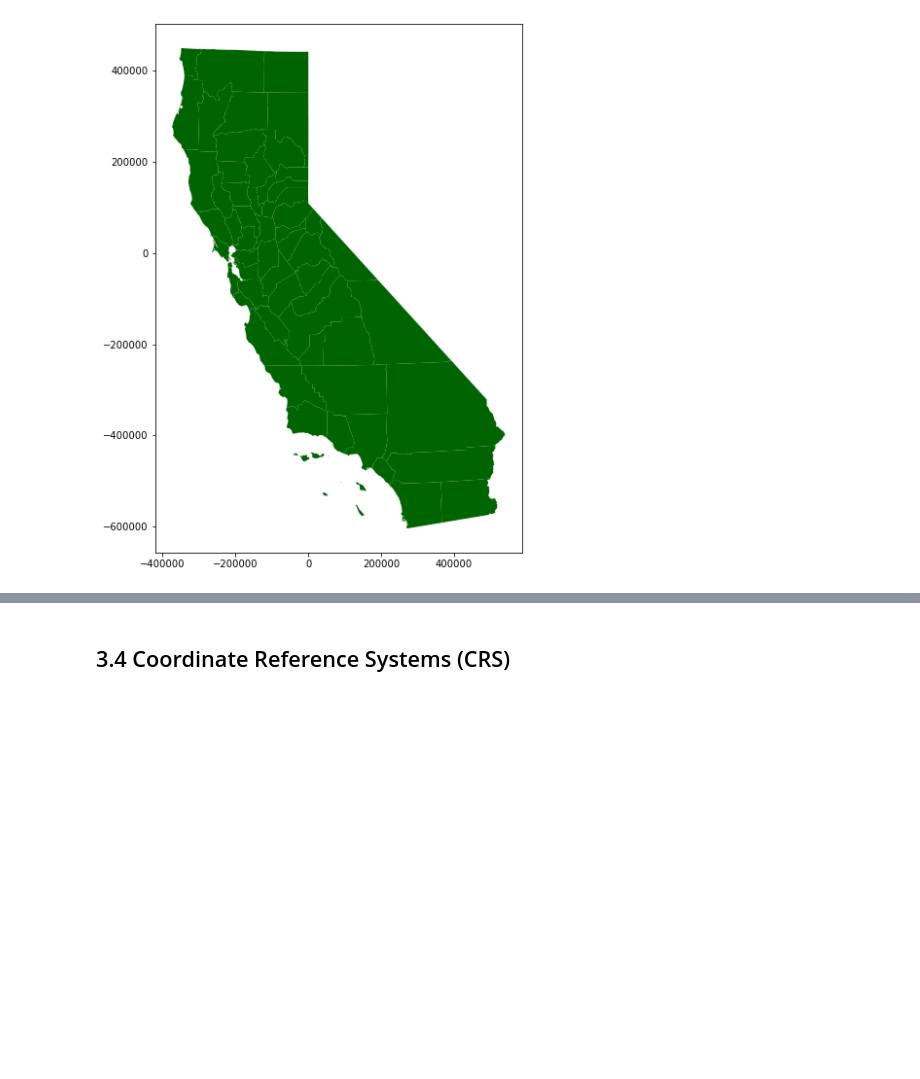
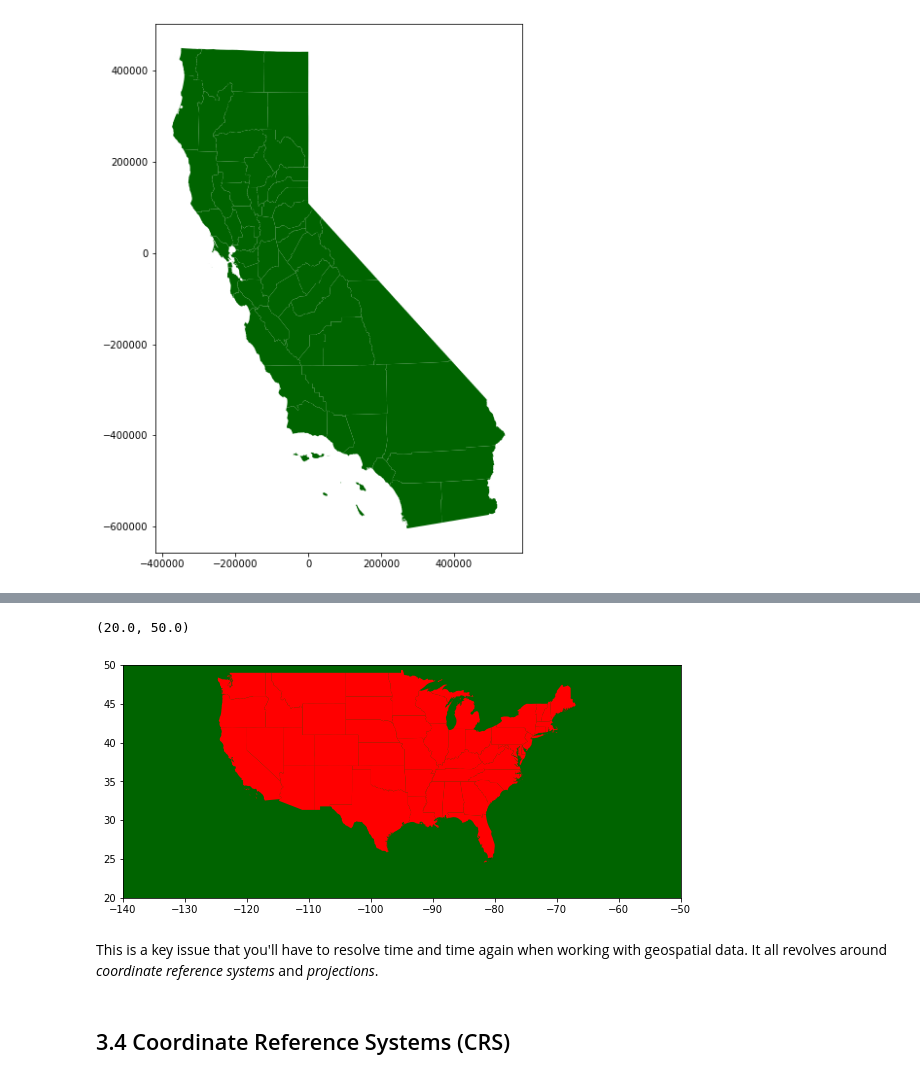
Before and after one commit to dlab-berkeley/Python-Geospatial-Fundamentals-Legacy, a Jupyter notebook: new_sequence/03_CRS_Map_Projections.ipynb, the cells around one changed output, grey strips where cells are left out. Saved outputs shown, nothing was run; the diff lists cells and outputs as text; code cells hidden in the pictures; blank space fills up the shorter version.

```diff
--- a/new_sequence/03_CRS_Map_Projections.ipynb
+++ b/new_sequence/03_CRS_Map_Projections.ipynb
@@ -73,6 +87,7 @@ list(states['STATE'])
 # %%
-# limit data to continental US
-non_continental_us = [ 'American Samoa','Puerto Rico','Guam',
+# Define list of non-contiguous states
+non_contiguous_us = [ 'American Samoa','Puerto Rico','Guam',
                       'Commonwealth of the Northern Mariana Islands',
                       'United States Virgin Islands', 'Alaska','Hawaii']
-states_limited = states.loc[~states['STATE'].isin(non_continental_us)]
+# Limit data according to above list
+states_limited = states.loc[~states['STATE'].isin(non_contiguous_us)]
@@ -100,3 +136,15 @@ Gotcha
+# %%
+%matplotlib inline
+fig, ax = plt.subplots(figsize=(10,10))
+counties.plot(color='darkgreen',ax=ax)
+states_limited.plot(color='red', ax=ax)
+ax.set_xlim(-140,-50)
+ax.set_ylim(20,50)
+# %% [output]
+(20.0, 50.0)
+[figure, added]
+# %% [markdown]
+This is a key issue that you'll have to resolve time and time again when working with geospatial data. It all revolves around *coordinate reference systems* and *projections*.
 # %% [markdown]
 ## 3.4 Coordinate Reference Systems (CRS)
 # %% [markdown]
```
Also changed, not shown: parts of 37 cells of this notebook.
